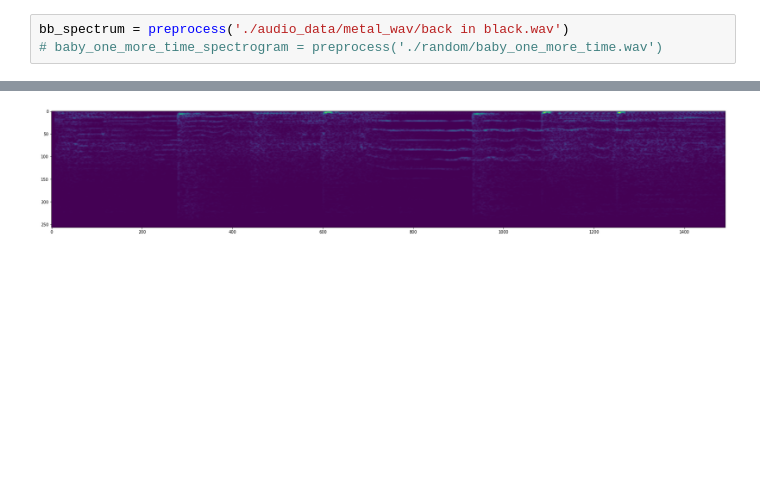
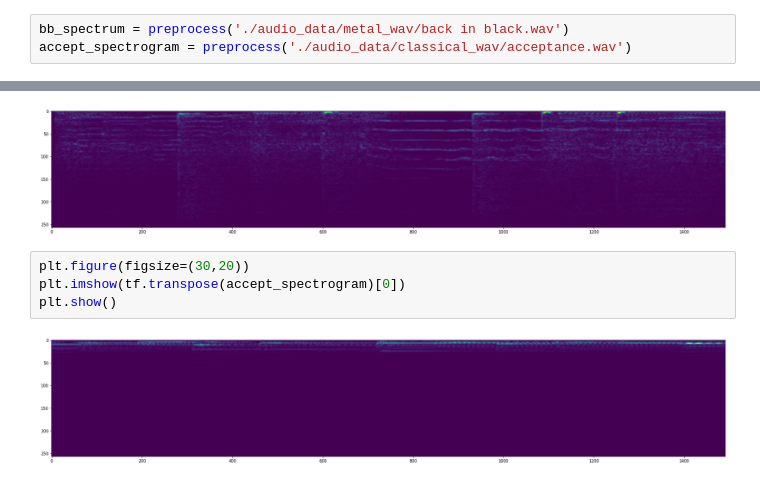
Before and after one commit to GaelGil/music-comparison, a Jupyter notebook: song_classification.ipynb, the cells around one changed output, grey strips where cells are left out. Saved outputs shown, nothing was run; the diff lists cells and outputs as text; blank space fills up the shorter version.

```diff
--- a/song_classification.ipynb
+++ b/song_classification.ipynb
@@ -42,4 +47,4 @@ def preprocess(file_path):
     return spectrogram
 # %%
 bb_spectrum = preprocess('./audio_data/metal_wav/back in black.wav')
-# baby_one_more_time_spectrogram = preprocess('./random/baby_one_more_time.wav')
+accept_spectrogram = preprocess('./audio_data/classical_wav/acceptance.wav')
@@ -49,3 +57,9 @@ plt.imshow(tf.transpose(bb_spectrum)[0])
 plt.show()
 # %% [output]
 [figure]
+# %%
+plt.figure(figsize=(30,20))
+plt.imshow(tf.transpose(accept_spectrogram)[0])
+plt.show()
+# %% [output]
+[figure, added]
```
Also changed, not shown: parts of 10 cells of this notebook.
